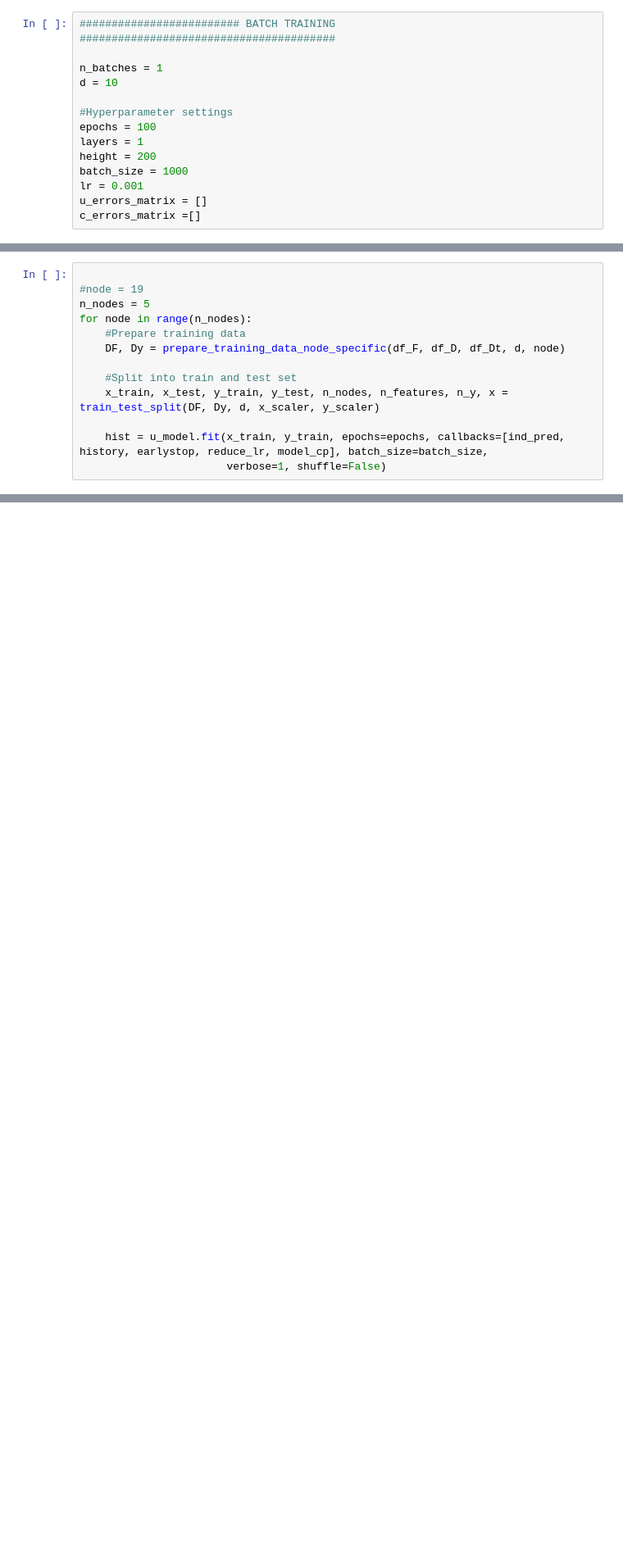
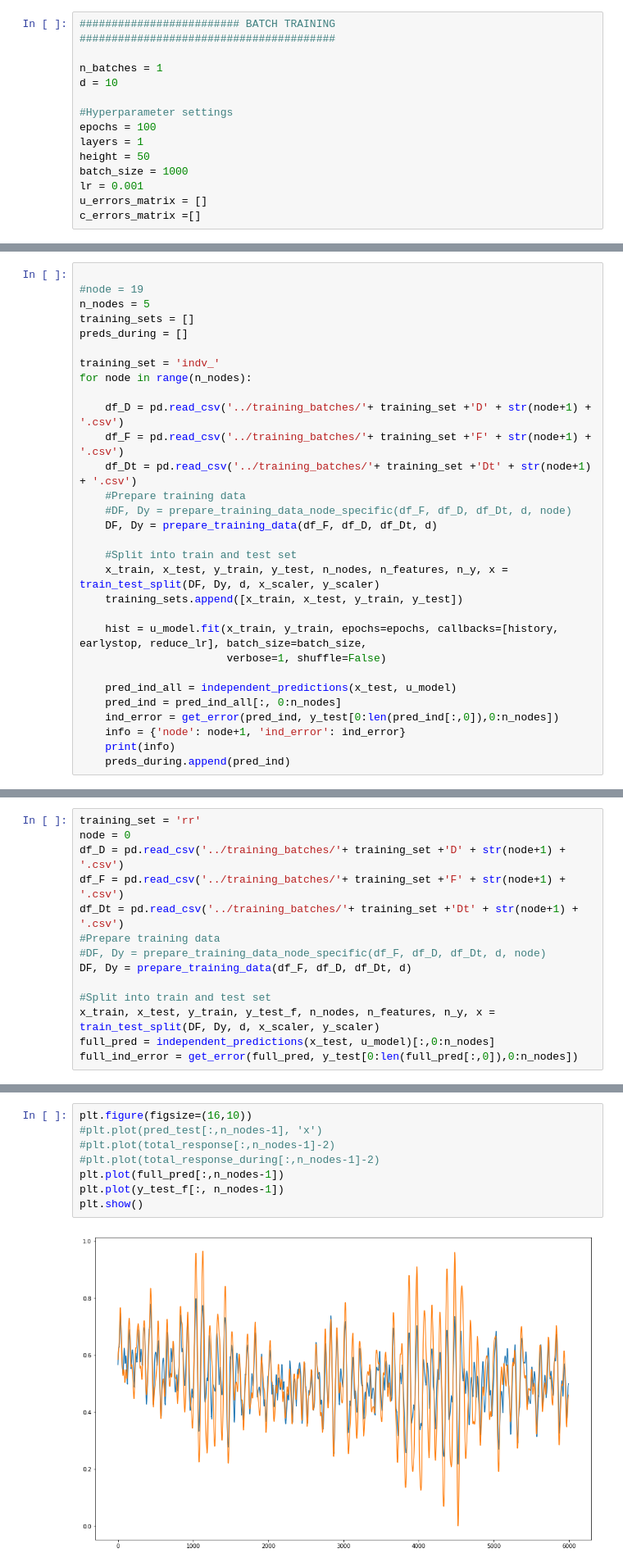
Before and after one commit to endrehp/FEM-ML2, a Jupyter notebook: RNN_velocity_superposition_common.ipynb, the cells around one changed output, grey strips where cells are left out. Shown: that part at 82% size. Saved outputs shown, nothing was run; the diff lists cells and outputs as text; blank space fills up the shorter version.

```diff
--- a/RNN_velocity_superposition_common.ipynb
+++ b/RNN_velocity_superposition_common.ipynb
@@ -248,7 +248,7 @@ d = 10
 #Hyperparameter settings
 epochs = 100
 layers = 1
-height = 200
+height = 50
 batch_size = 1000
 lr = 0.001
 u_errors_matrix = []
@@ -278,12 +278,29 @@ u_errors_matrix.append(u_ind_errors)
 
 #node = 19
 n_nodes = 5
+training_sets = []
+preds_during = []
+
+training_set = 'indv_'
 for node in range(n_nodes):
+
+    df_D = pd.read_csv('../training_batches/'+ training_set +'D' + str(node+1) + '.csv')
+    df_F = pd.read_csv('../training_batches/'+ training_set +'F' + str(node+1) + '.csv')
+    df_Dt = pd.read_csv('../training_batches/'+ training_set +'Dt' + str(node+1) + '.csv')
     #Prepare training data
-    DF, Dy = prepare_training_data_node_specific(df_F, df_D, df_Dt, d, node)
+    #DF, Dy = prepare_training_data_node_specific(df_F, df_D, df_Dt, d, node)
+    DF, Dy = prepare_training_data(df_F, df_D, df_Dt, d)
 
     #Split into train and test set
     x_train, x_test, y_train, y_test, n_nodes, n_features, n_y, x = train_test_split(DF, Dy, d, x_scaler, y_scaler)
+    training_sets.append([x_train, x_test, y_train, y_test])
 
-    hist = u_model.fit(x_train, y_train, epochs=epochs, callbacks=[ind_pred, history, earlystop, reduce_lr, model_cp], batch_size=batch_size,
+    hist = u_model.fit(x_train, y_train, epochs=epochs, callbacks=[history, earlystop, reduce_lr], batch_size=batch_size,
                        verbose=1, shuffle=False)
+
+    pred_ind_all = independent_predictions(x_test, u_model)
+    pred_ind = pred_ind_all[:, 0:n_nodes]
+    ind_error = get_error(pred_ind, y_test[0:len(pred_ind[:,0]),0:n_nodes])
+    info = {'node': node+1, 'ind_error': ind_error}
+    print(info)
+    preds_during.append(pred_ind)
@@ -289,0 +345,14 @@ for node in range(n_nodes):
+# %%
+training_set = 'rr'
+node = 0
+df_D = pd.read_csv('../training_batches/'+ training_set +'D' + str(node+1) + '.csv')
+df_F = pd.read_csv('../training_batches/'+ training_set +'F' + str(node+1) + '.csv')
+df_Dt = pd.read_csv('../training_batches/'+ training_set +'Dt' + str(node+1) + '.csv')
+#Prepare training data
+#DF, Dy = prepare_training_data_node_specific(df_F, df_D, df_Dt, d, node)
+DF, Dy = prepare_training_data(df_F, df_D, df_Dt, d)
+
+#Split into train and test set
+x_train, x_test, y_train, y_test_f, n_nodes, n_features, n_y, x = train_test_split(DF, Dy, d, x_scaler, y_scaler)
+full_pred = independent_predictions(x_test, u_model)[:,0:n_nodes]
+full_ind_error = get_error(full_pred, y_test[0:len(full_pred[:,0]),0:n_nodes])
@@ -290,3 +375,13 @@ for node in range(n_nodes):
+# %%
+plt.figure(figsize=(16,10))
+#plt.plot(pred_test[:,n_nodes-1], 'x')
+#plt.plot(total_response[:,n_nodes-1]-2)
+#plt.plot(total_response_during[:,n_nodes-1]-2)
+plt.plot(full_pred[:,n_nodes-1])
+plt.plot(y_test_f[:, n_nodes-1])
+plt.show()
+# %% [output]
+[figure, added]
 # %%
 class Ind_pred(Callback):
 
```
Also changed, not shown: parts of 12 cells of this notebook, 14 other files.
